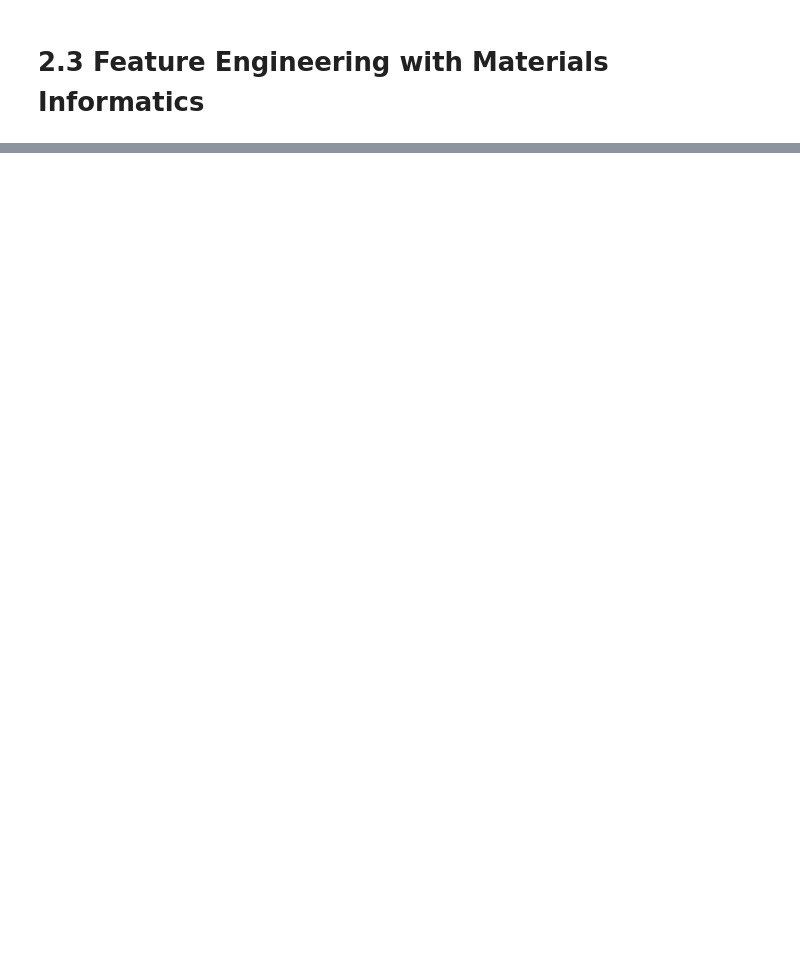
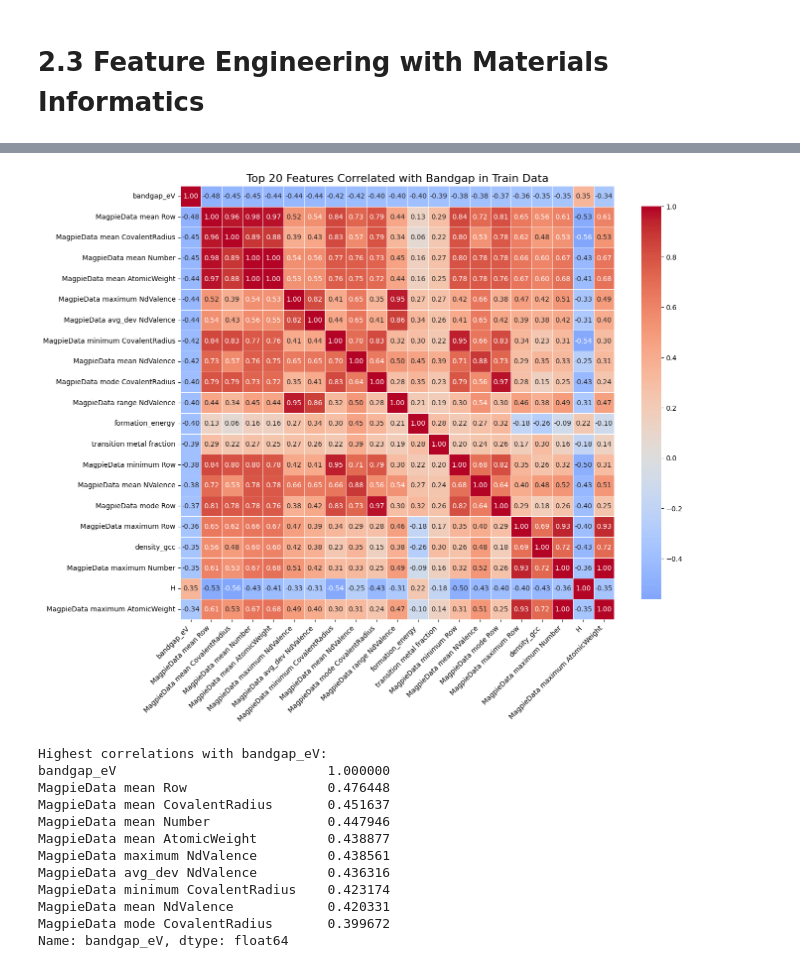
Before and after one commit to xqwu1108-create/MSE1003H_XueqiuWu_1011808741, a Jupyter notebook: A1.ipynb, the cells around one changed output, grey strips where cells are left out. Drawn from its saved outputs; the diff is of its cells as text; code cells hidden in the pictures; blank space fills up the shorter version.

```diff
--- a/A1.ipynb
+++ b/A1.ipynb
@@ -281,0 +396,55 @@ plt.show()
+# %%
+# --- 1. Identify the top 20 most correlated features / 筛选相关性最高的前20个特征 ---
+# Calculate the absolute correlation with the target variable 'bandgap_eV'
+# 这里的目的是找到与带隙相关性绝对值最大的特征（正相关或负相关都重要）
+target_corr = numeric_features.corr()['bandgap_eV'].abs().sort_values(ascending=False)
+
+# Select the top 20 features (excluding 'bandgap_eV' itself at index 0)
+# 取前21个，因为第1个通常是 bandgap_eV 自身 (相关性为 1.0)
+top_20_features = target_corr.head(21).index
+
+# --- 2. Create the filtered correlation matrix / 创建筛选后的相关系数矩阵 ---
+# Filter the dataframe to only include these top 20 descriptors + target
+filtered_corr_matrix = numeric_features[top_20_features].corr()
+
+# --- 3. Plot the Heatmap / 绘制精简版热图 ---
+plt.figure(figsize=(14, 12))
+
+# Using 'annot=True' to show values since we only have 20 columns now
+# 因为现在只有20列，我们可以开启标注 (annot) 来直接读取数值
+sns.heatmap(
+    filtered_corr_matrix,
+    annot=True,
+    fmt=".2f",
+    cmap='coolwarm',
+    center=0,
+    square=True,
+    linewidths=0.5,
+    cbar_kws={"shrink": .8}
+)
+
+plt.title('Top 20 Features Correlated with Bandgap in Train Data', fontsize=16)
+plt.xticks(rotation=45, ha='right') # Rotate labels for better readability / 旋转标签方便阅读
+plt.tight_layout()
+plt.show()
+
+# --- 9. 寻找与带隙相关性最强的特征 / Highest correlations with bandgap ---
+print("\nHighest correlations with bandgap_eV:")
+# 计算所有特征与带隙的相关性绝对值并排序
+# Sort features by absolute correlation with the target
+bandgap_correlations = correlation_matrix['bandgap_eV'].abs().sort_values(ascending=False)
+print(bandgap_correlations.head(10))
+# %% [output]
+[figure, added]
+Highest correlations with bandgap_eV:
+bandgap_eV                           1.000000
+MagpieData mean Row                  0.476448
+MagpieData mean CovalentRadius       0.451637
+MagpieData mean Number               0.447946
+MagpieData mean AtomicWeight         0.438877
+MagpieData maximum NdValence         0.438561
+MagpieData avg_dev NdValence         0.436316
+MagpieData minimum CovalentRadius    0.423174
+MagpieData mean NdValence            0.420331
+MagpieData mode CovalentRadius       0.399672
+Name: bandgap_eV, dtype: float64
```
Also changed, not shown: parts of 8 cells of this notebook.
